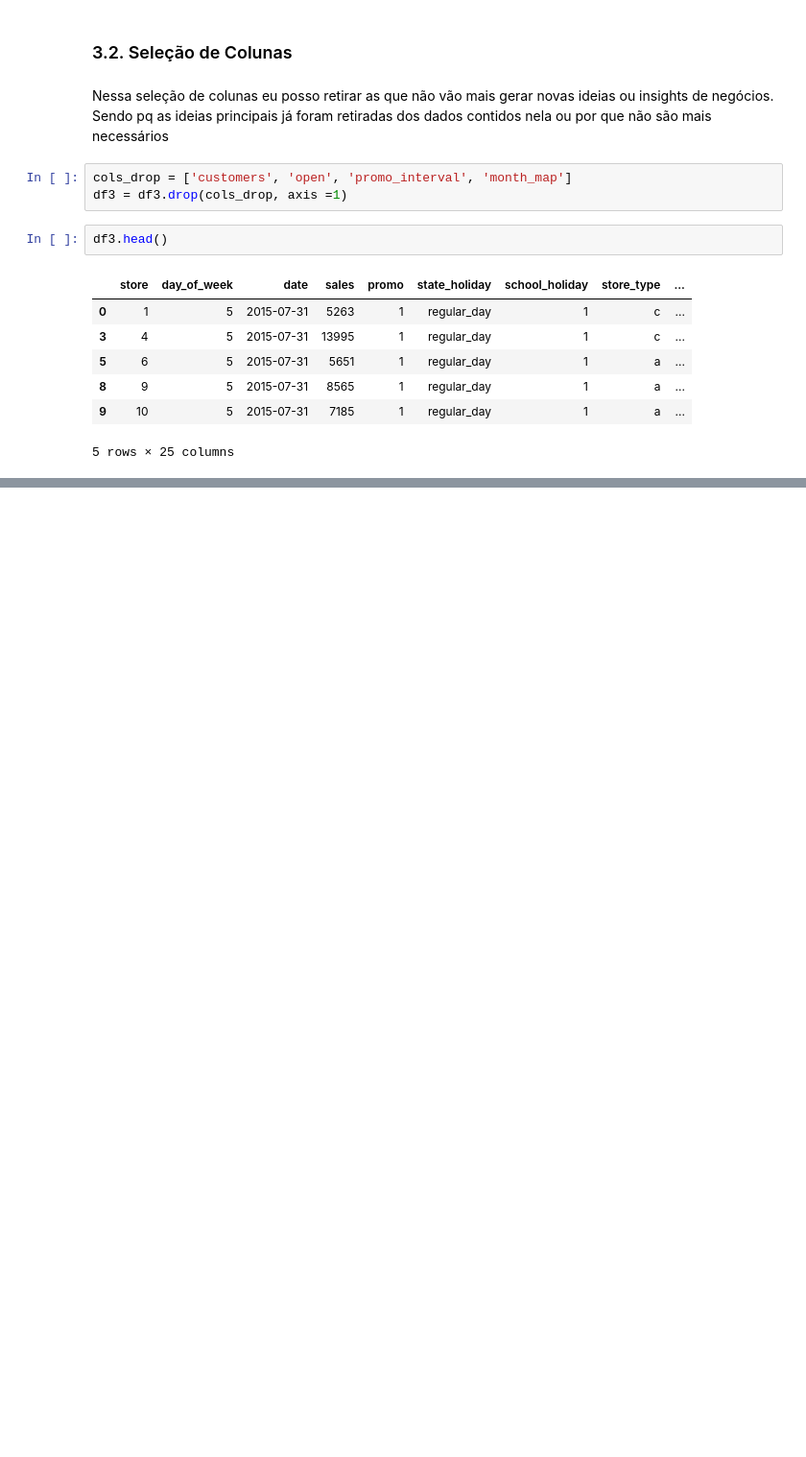
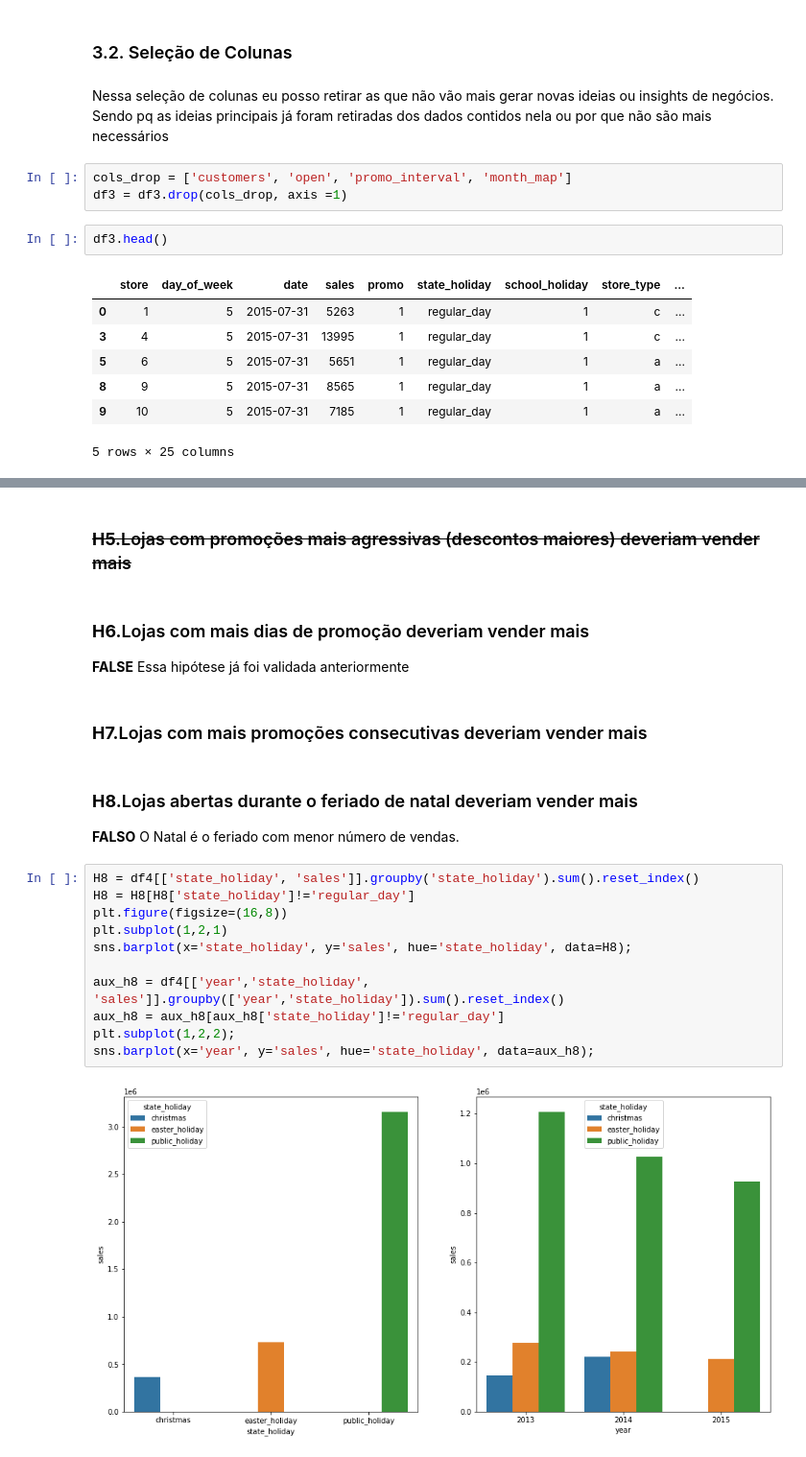
Before and after one commit to vivianebuge/ds-em-producao, a Jupyter notebook: m04_v01_store_sales_prediction.ipynb, the cells around one changed output, grey strips where cells are left out. Shown at 96% size. Saved outputs shown, nothing was run; the diff lists cells and outputs as text; blank space fills up the shorter version.

Commit message:
Adição das aulas e das hipótese de 9 a 13

```diff
--- a/m04_v01_store_sales_prediction.ipynb
+++ b/m04_v01_store_sales_prediction.ipynb
@@ -594,0 +619,23 @@ sns.heatmap(aux1.corr(method='pearson'), annot=True);
+# %% [markdown]
+### <s><b>H5.</b>Lojas com promoções mais agressivas (descontos maiores) deveriam vender mais</s>
+# %% [markdown]
+### <b>H6.</b>Lojas com mais dias de promoção deveriam vender mais
+<b>FALSE</b> Essa hipótese já foi validada anteriormente
+# %% [markdown]
+### <b>H7.</b>Lojas com mais promoções consecutivas deveriam vender mais
+# %% [markdown]
+### <b>H8.</b>Lojas abertas durante o feriado de natal deveriam vender mais
+<b>FALSO</b> O Natal é o feriado com menor número de vendas.
+# %%
+H8 = df4[['state_holiday', 'sales']].groupby('state_holiday').sum().reset_index()
+H8 = H8[H8['state_holiday']!='regular_day']
+plt.figure(figsize=(16,8))
+plt.subplot(1,2,1)
+sns.barplot(x='state_holiday', y='sales', hue='state_holiday', data=H8);
+
+aux_h8 = df4[['year','state_holiday', 'sales']].groupby(['year','state_holiday']).sum().reset_index()
+aux_h8 = aux_h8[aux_h8['state_holiday']!='regular_day']
+plt.subplot(1,2,2);
+sns.barplot(x='year', y='sales', hue='state_holiday', data=aux_h8);
+# %% [output]
+[figure, added]
```
Also changed, not shown: parts of 56 cells of this notebook, 7 other files.
